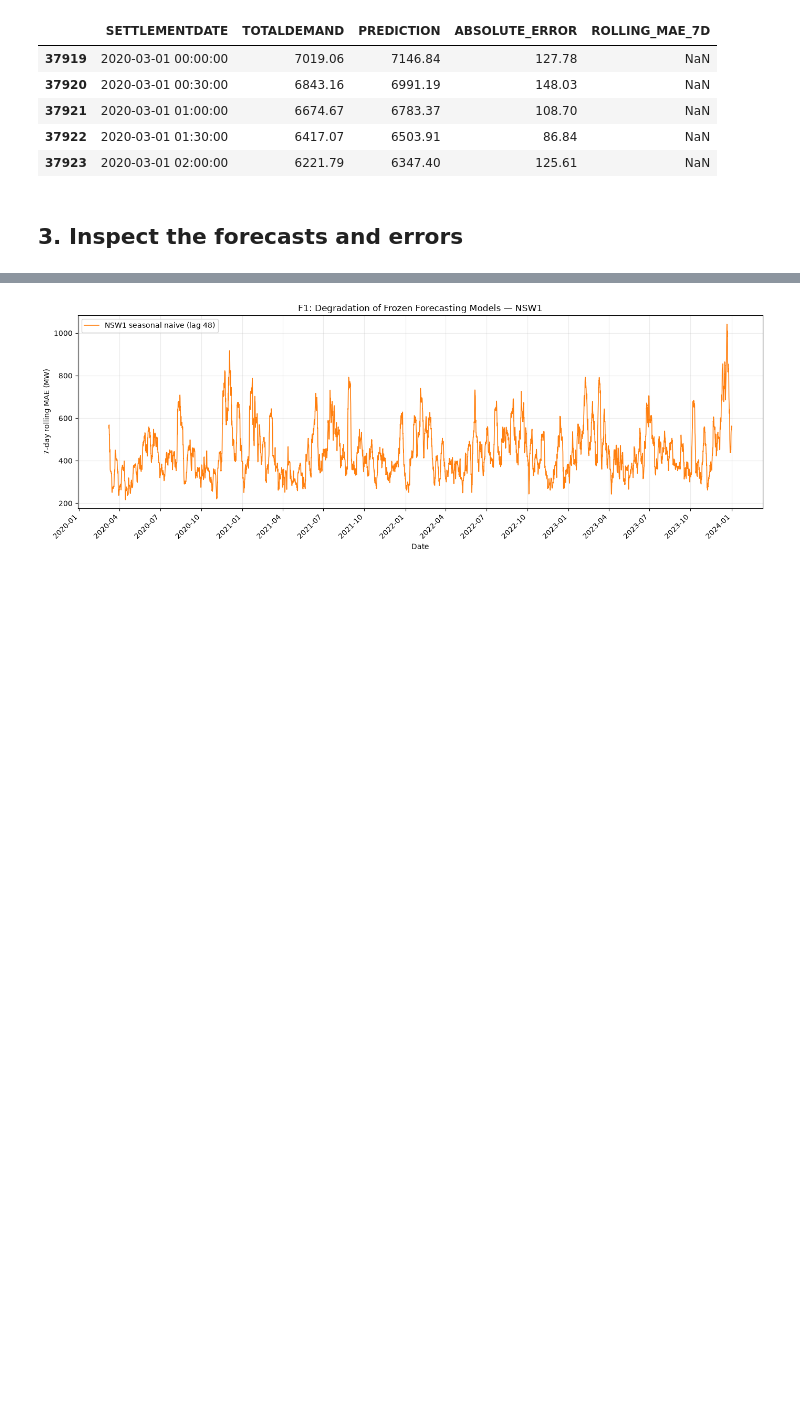
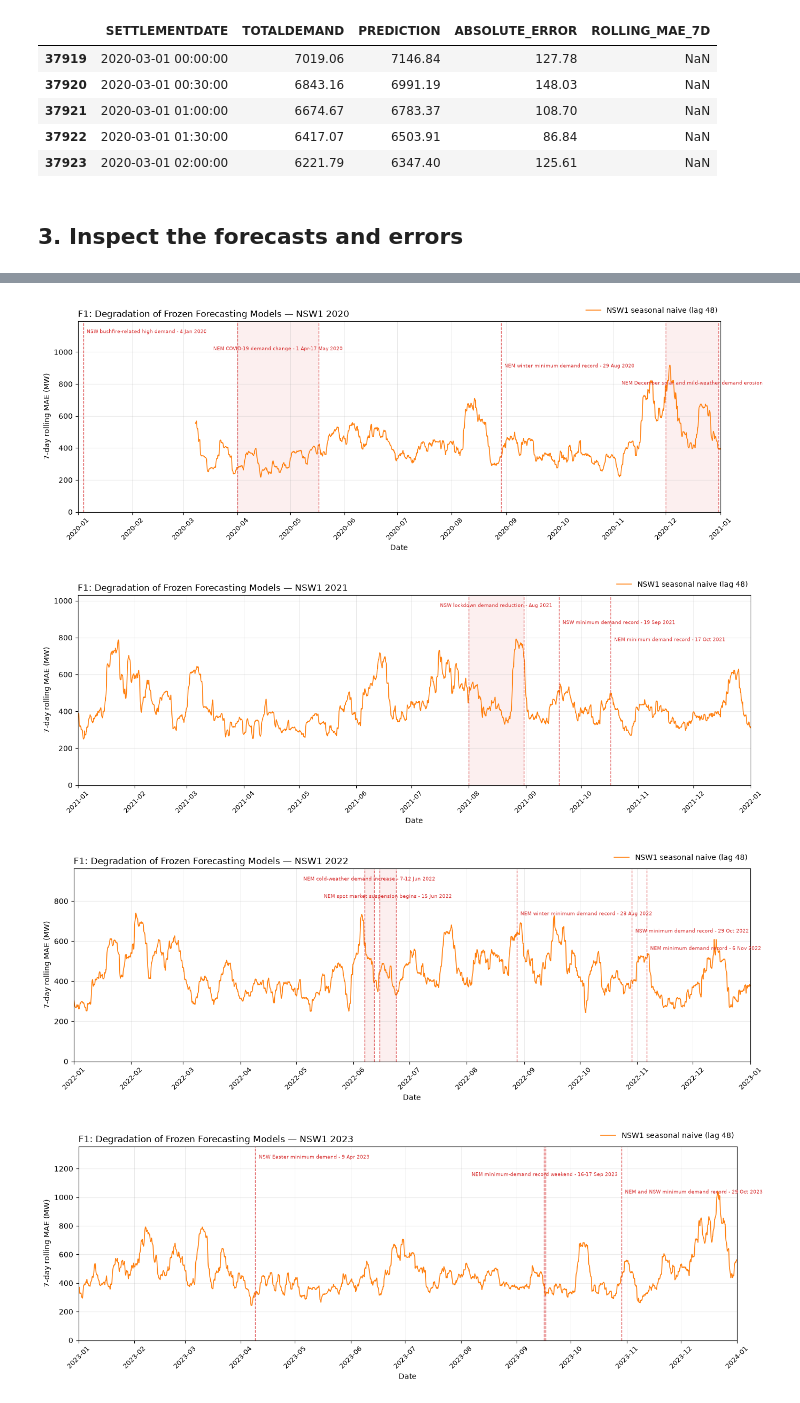
Before and after one commit to aintnoBaka7227/Detecting-and-Adapting-to-Concept-Drift-in-Time-Series-Forecasting, a Jupyter notebook: notebooks/exploration/seasonal_naive_baseline.ipynb, the cells around one changed output, grey strips where cells are left out. Saved outputs shown, nothing was run; the diff lists cells and outputs as text; code cells hidden in the pictures; blank space fills up the shorter version.

```diff
--- a/notebooks/exploration/seasonal_naive_baseline.ipynb
+++ b/notebooks/exploration/seasonal_naive_baseline.ipynb
@@ -141,10 +171,8 @@ for region, results in seasonal_results.items():
     print(f"  Test forecasts: {len(results):,}")
     print(f"  Overall test MAE: {results['ABSOLUTE_ERROR'].mean():,.2f} MW")
     print(f"  Missing forecasts: {results['PREDICTION'].isna().sum()}")
-    print(
-        "  Initial rolling-MAE values unavailable by design: "
-        f"{results['ROLLING_MAE_7D'].isna().sum()}"
-    )
+
+# The leading rolling-MAE gap is checked in the validation cell below.
 
 for region, results in seasonal_results.items():
     print(region)
@@ -177,3 +203,27 @@ NSW1
 | 105165 | 2023-12-31 23:00:00 | 6782.018333 | 6915.866667 | 133.848333 | 561.936989 |
 | 105166 | 2023-12-31 23:30:00 | 6663.935000 | 6700.796667 | 36.861667 | 560.769707 |
 | 105167 | 2024-01-01 00:00:00 | 6633.123333 | 6610.108333 | 23.015000 | 559.527366 |
+# %%
+# Validate the rolling-MAE gap: every NaN must be one of the first
+# (ROLLING_WINDOW - 1) test rows, and nothing after that may be NaN.
+WARMUP_ROWS = ROLLING_WINDOW - 1  # 335
+
+for region, results in seasonal_results.items():
+    rolling_mae = results["ROLLING_MAE_7D"].reset_index(drop=True)
+    nan_positions = rolling_mae.index[rolling_mae.isna()]
+
+    total_nan = len(nan_positions)
+    leading_only = list(nan_positions) == list(range(total_nan))
+    gap_is_warmup = total_nan == WARMUP_ROWS
+    rest_all_filled = rolling_mae.iloc[WARMUP_ROWS:].notna().all()
+
+    print(f"{region}")
+    print(f"  Total NaN in ROLLING_MAE_7D: {total_nan}")
+    print(f"  NaNs are exactly the first {total_nan} rows (contiguous, no gaps later): {leading_only}")
+    print(f"  Gap length == ROLLING_WINDOW - 1 ({WARMUP_ROWS}): {gap_is_warmup}")
+    print(f"  All rows from index {WARMUP_ROWS} onward are filled: {rest_all_filled}")
+    print(f"  First filled timestamp: {results[TIMESTAMP_COLUMN].iloc[WARMUP_ROWS]}")
+
+    assert leading_only and gap_is_warmup and rest_all_filled, (
+        f"{region}: rolling-MAE NaNs are not exactly the first {WARMUP_ROWS} test rows"
+    )
@@ -246,5 +478,8 @@ plot_region("SA1", seasonal_results["SA1"], color="tab:blue")
 # %%
-plot_region("NSW1", seasonal_results["NSW1"], color="tab:orange")
+plot_region_by_year("NSW1", seasonal_results["NSW1"], color=region_colors["NSW1"])
 # %% [output]
-[figure, old version]
+[figure, new version]
+[figure, added]
+[figure, added]
+[figure, added]
 # %% [markdown]
```
Also changed, not shown: parts of 13 cells of this notebook, 16 other files.
